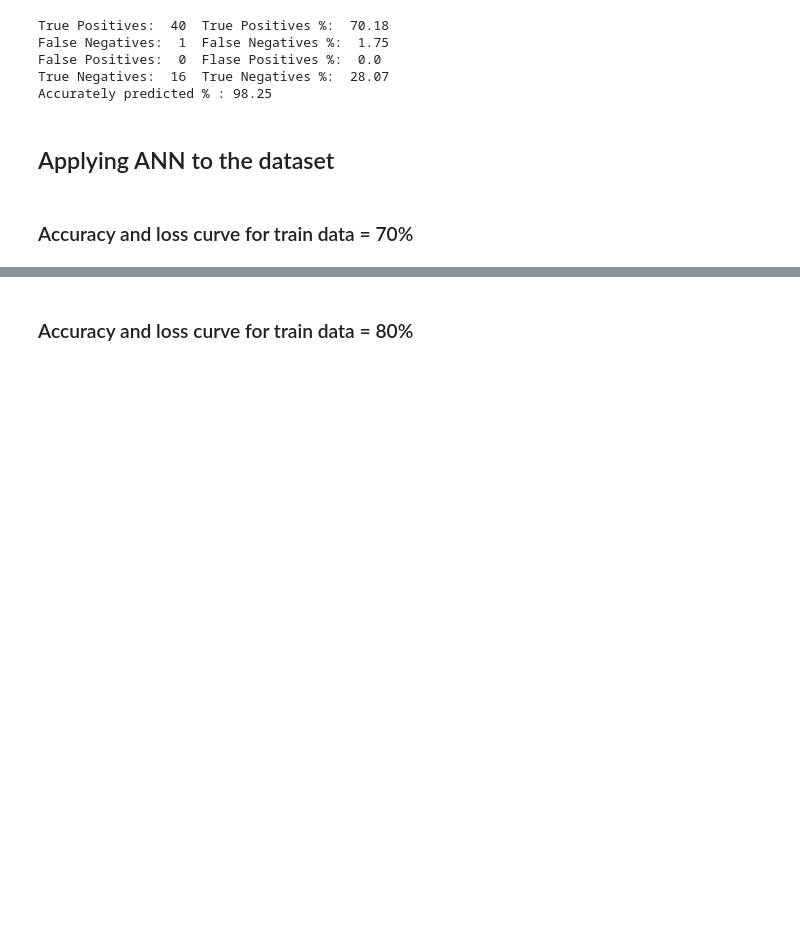
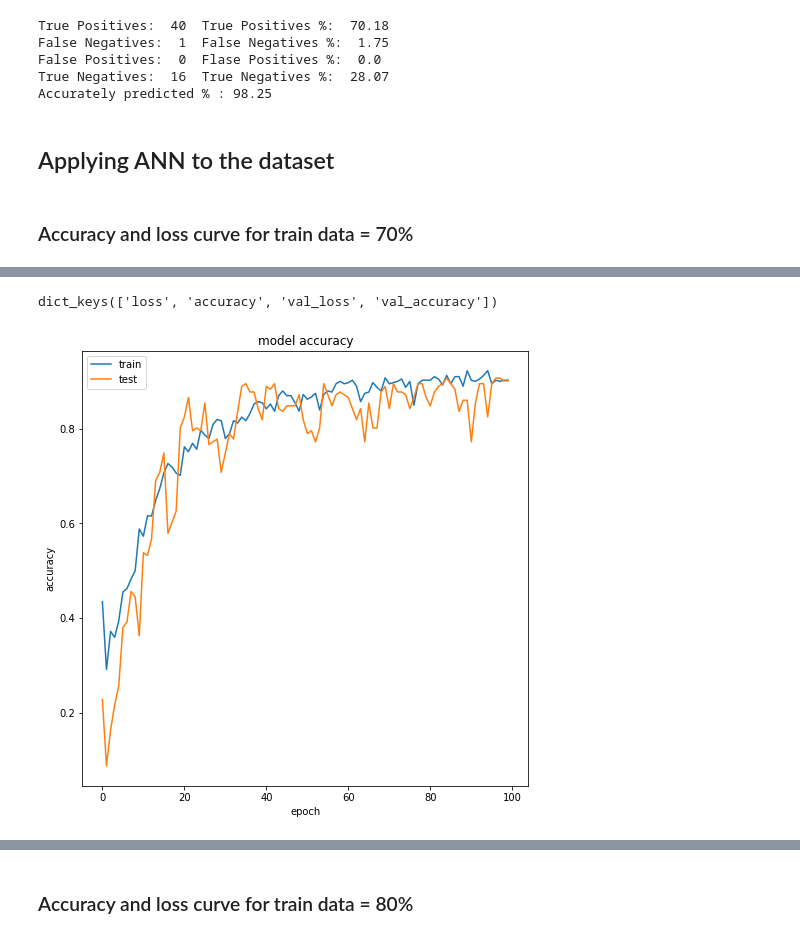
Before and after one commit to Anamay23/UW_breast_cancer_classification, a Jupyter notebook: Final_BreastCancer_Code2.ipynb, the cells around one changed output, grey strips where cells are left out. Cells and saved outputs as stored; diff of their text form; code cells hidden in the pictures; blank space fills up the shorter version.

```diff
--- a/Final_BreastCancer_Code2.ipynb
+++ b/Final_BreastCancer_Code2.ipynb
@@ -16,7 +16,7 @@ from sklearn.naive_bayes import GaussianNB
 plt.rcParams['figure.figsize'] = (8, 8)
 # %%
 #Load the dataset into a dataframe
-data = pd.read_csv('data.csv')
+data = pd.read_csv("D:\Important\SEM 6\DSCI\data.csv")
 # %%
 df=data
 data
@@ -514,18 +516,18 @@ Accurately predicted % : 98.25
 # %%
 #We are using artificial neural networks(ANN) to compile our model and get data about the accuracy and loss
 #Import tensorflow as a package to implement ANN
-#import tensorflow as tf
+import tensorflow as tf
 
 #This function will create a neural network of 3 layers and give us information about the accuracy of our model
-# def get_compiled_model():
-#     ann = tf.keras.models.Sequential()
-#     ann.add(tf.keras.layers.Dense(units=12, activation='relu'))
-#     ann.add(tf.keras.layers.Dense(units=12, activation='relu'))
-#     ann.add(tf.keras.layers.Dense(units=1, activation='sigmoid'))
-#     ann.compile(optimizer = 'adam', loss = 'binary_crossentropy', metrics = ['accuracy'])
-#     return ann
+def get_compiled_model():
+    ann = tf.keras.models.Sequential()
+    ann.add(tf.keras.layers.Dense(units=12, activation='relu'))
+    ann.add(tf.keras.layers.Dense(units=12, activation='relu'))
+    ann.add(tf.keras.layers.Dense(units=1, activation='sigmoid'))
+    ann.compile(optimizer = 'adam', loss = 'binary_crossentropy', metrics = ['accuracy'])
+    return ann
 # %% [markdown]
 ### Accuracy and loss curve for train data = 70%
 # %%
-# model = get_compiled_model()
-# history = model.fit(x ,y,validation_split = 0.3, batch_size = 32, epochs = 100)
+model = get_compiled_model()
+history = model.fit(x ,y,validation_split = 0.3, batch_size = 32, epochs = 100)
@@ -532,16 +552,20 @@ Accurately predicted % : 98.25
 # %%
-#print(history.history.keys())
+print(history.history.keys())
+# %% [output]
+dict_keys(['loss', 'accuracy', 'val_loss', 'val_accuracy'])
 # %%
 #Summarize and plot history for accuracy of train set vs test set
 
-# plt.plot(history.history['accuracy'])
-# plt.plot(history.history['val_accuracy'])
+plt.plot(history.history['accuracy'])
+plt.plot(history.history['val_accuracy'])
 
-# plt.title('model accuracy')
-# plt.ylabel('accuracy')
-# plt.xlabel('epoch')
+plt.title('model accuracy')
+plt.ylabel('accuracy')
+plt.xlabel('epoch')
 
-# plt.legend(['train', 'test'], loc='upper left')
-# plt.show()
+plt.legend(['train', 'test'], loc='upper left')
+plt.show()
+# %% [output]
+[figure, added]
 # %%
 #Summarize and plot history for loss of train set vs test set
```
Also changed, not shown: parts of 9 cells of this notebook.
